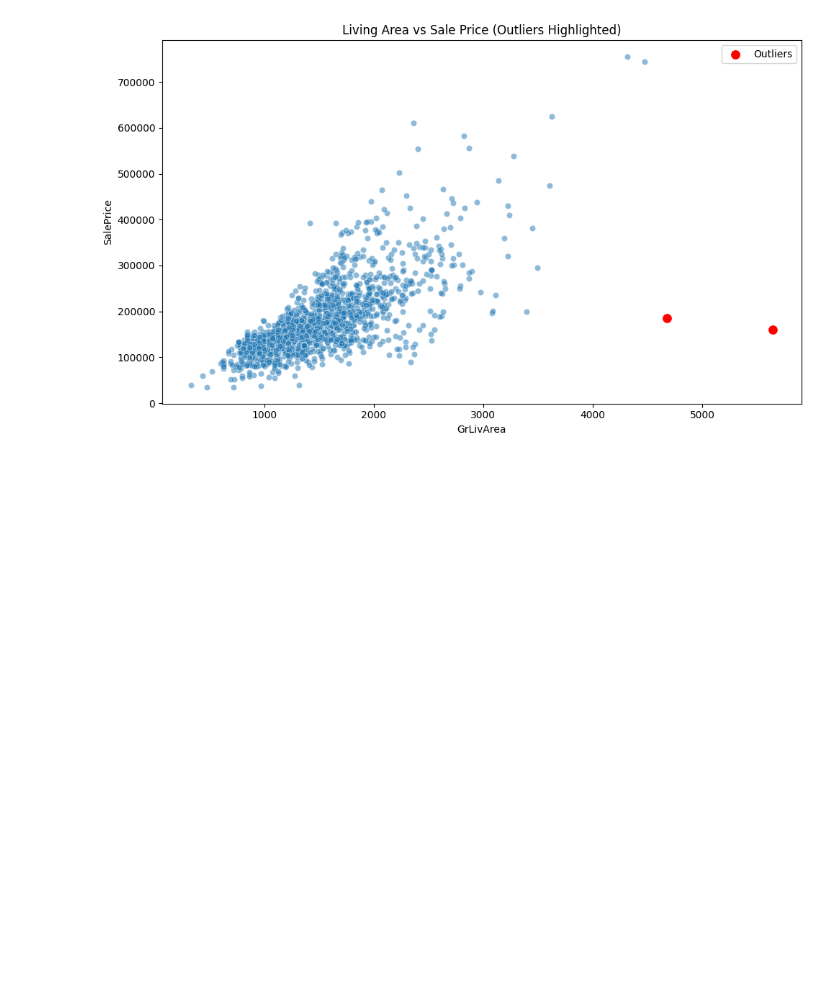
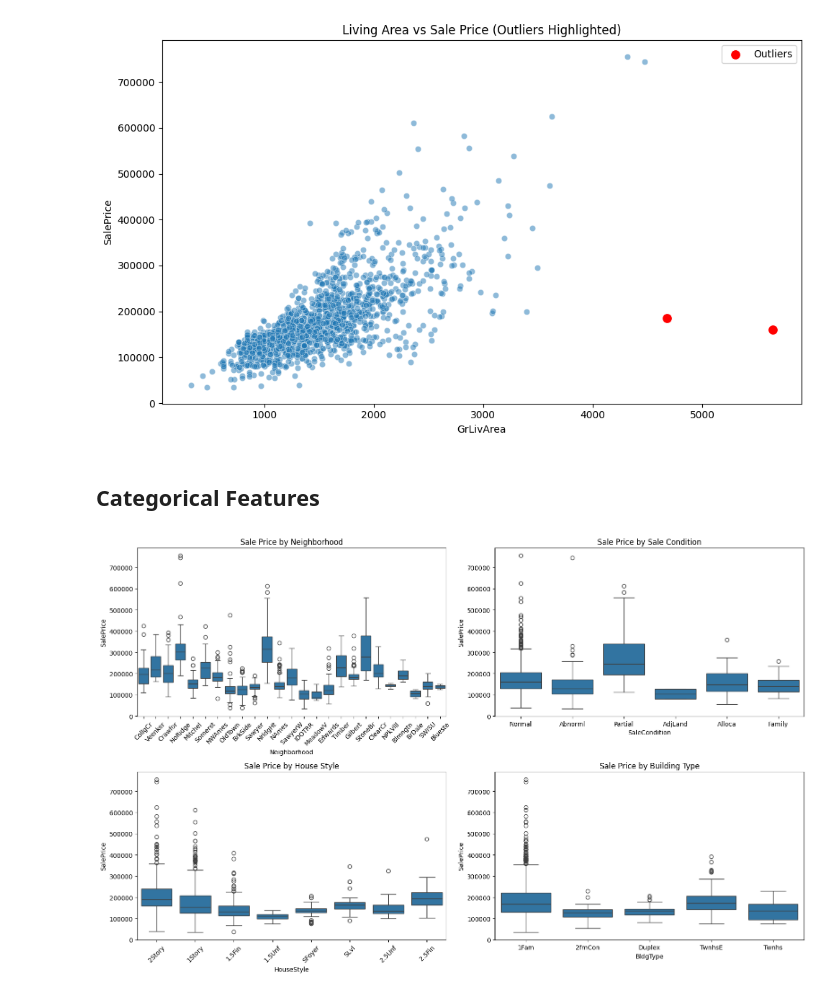
Before and after one commit to Anurag-Singh2004/housing-prices, a Jupyter notebook: notebooks/01_eda_housing.ipynb, the cells around one changed output. Cells and saved outputs as stored; diff of their text form; code cells hidden in the pictures; blank space fills up the shorter version.

Commit message:
complete EDA: categorical analysis, correlation heatmap, observations

```diff
--- a/notebooks/01_eda_housing.ipynb
+++ b/notebooks/01_eda_housing.ipynb
@@ -163,3 +163,31 @@ plt.savefig('../outputs/05_livarea_outliers.png')
 plt.show()
 # %% [output]
 [figure]
+# %% [markdown]
+## Categorical Features
+# %%
+fig, axes = plt.subplots(2,2, figsize=(16,10))
+
+#Plot1: Neighbourhood vs Price
+sns.boxplot(data=df, x='Neighborhood', y='SalePrice', ax=axes[0,0])
+axes[0,0].set_title('Sale Price by Neighborhood')
+axes[0,0].tick_params(axis='x', rotation=45) #rotate x labels for better visibility
+
+#Plot 2: Sale Condition vs Price
+sns.boxplot(data=df, x='SaleCondition', y='SalePrice', ax=axes[0,1])
+axes[0,1].set_title('Sale Price by Sale Condition')
+
+#Plot 3: House Style vs Price
+sns.boxplot(data=df, x='HouseStyle', y='SalePrice', ax=axes[1,0])
+axes[1,0].set_title('Sale Price by House Style')
+axes[1,0].tick_params(axis='x', rotation=45) #rotate x labels for better visibility
+
+#Plot 4: Building Type vs Price
+sns.boxplot(data=df, x='BldgType', y='SalePrice', ax=axes[1,1])
+axes[1,1].set_title('Sale Price by Building Type')
+
+plt.tight_layout()
+plt.savefig('../outputs/06_categorical_analysis.png')
+plt.show()
+# %% [output]
+[figure, added]
```
Also changed, not shown: parts of 2 cells of this notebook, 2 other files.
